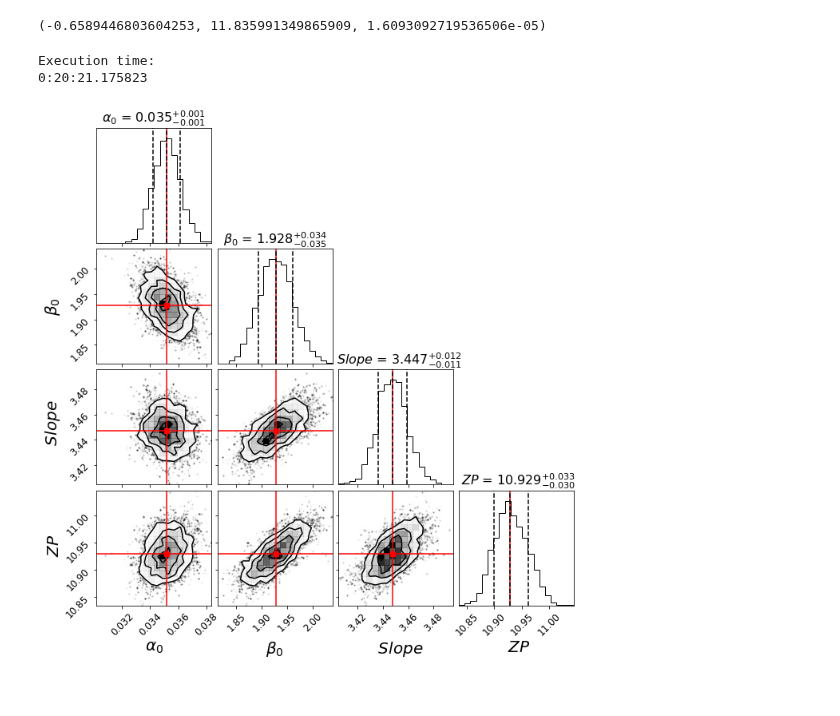
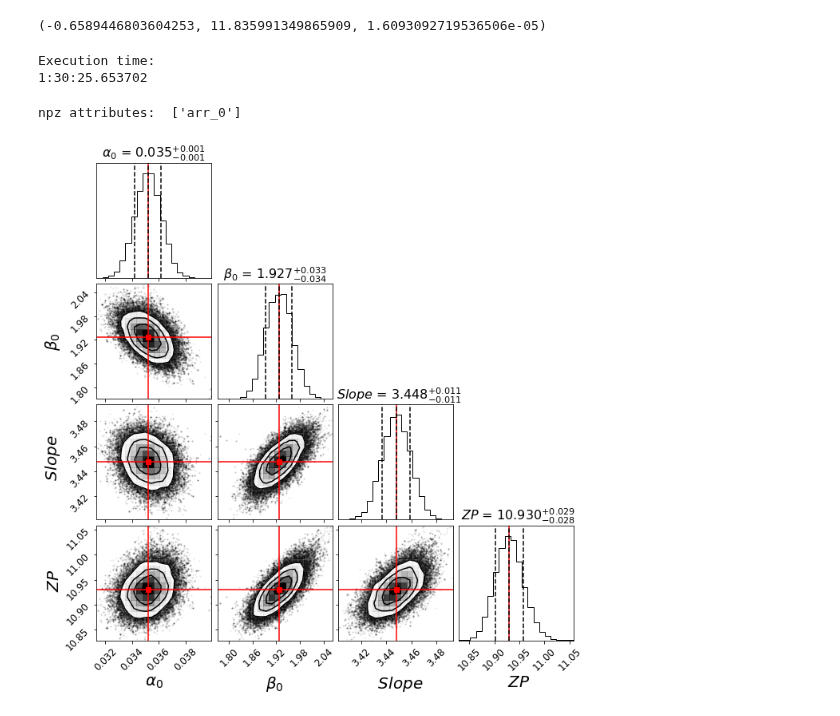
Before and after one commit to ekourkchi/test_TFRcatal, a Jupyter notebook: fit_MLratio_w1_mu50.ipynb, the cells around one changed output. Saved outputs shown, nothing was run; the diff lists cells and outputs as text; code cells hidden in the pictures.

```diff
--- a/fit_MLratio_w1_mu50.ipynb
+++ b/fit_MLratio_w1_mu50.ipynb
@@ -324,14 +324,14 @@ def lnprob(theta):
 t1 =  datetime.now()
 ###########################################
 
-ndim, nwalkers = 4, 24
+ndim, nwalkers = 4, 32
 
 p0 = [np.random.randn(ndim) for i in range(nwalkers)]
 
 sampler = emcee.EnsembleSampler(nwalkers, ndim, lnprob)
 
 sampler.reset()
-sampler.run_mcmc(p0, 2000)
+sampler.run_mcmc(p0, 5000)
 
 ###########################################
 t2 =  datetime.now()
@@ -339,17 +339,21 @@ print("Execution time:")
 print(t2-t1)
 # %% [output]
 Execution time:
-0:20:21.175823
+1:30:25.653702
+# %%
+samples = sampler.chain[:, 1000:, :].reshape((-1, ndim))
+
+npzName = "MLratio_w1_mu50.npz"
+np.savez(npzName, samples)
+
+npzfile = np.load(npzName)
+print("npz attributes: ", npzfile.files)
+samples_ = npzfile['arr_0']
+# %% [output]
+npz attributes:  ['arr_0']
 # %%
-
-
-samples = sampler.chain[:, 1000:, :].reshape((-1, ndim))
-
-samples_ = samples
-
-# samples_ = samples_[np.where(samples_[:,0]>0)]
-
-# samples_ = samples_[np.where(samples_[:,1]>-1)]
+samples_ = samples_[np.where(samples_[:,0]<0.04)]
+samples_ = samples_[np.where(samples_[:,1]>1.75)]
 # samples_ = samples_[np.where(samples_[:,2]>4)]
 samples_ = samples_[np.where(samples_[:,3]>10.8)]
 
@@ -359,31 +363,31 @@ samples_ = samples_[np.where(samples_[:,3]>10.8)]
 theta = map(lambda v: (v[1], v[2]-v[1], v[1]-v[0]),
                             zip(*np.percentile(samples_,
                             [16, 50, 84],
                             axis=0)))
 
 labels = [r"$\alpha_0$", r"$\beta_0$", r"$\/\/\/\/Slope$", r"$\/\/ZP$"]
 # labels = [r"$\alpha_0$", r"$\/\/\/\/Slope$", r"$\/\/ZP$"]
 
 truths=[t[0] for t in theta]
 fig = corner.corner(samples_, truth_color='r', labels=labels,
                     truths=truths,
                     quantiles=[0.16, 0.5, 0.84],
                     show_titles=True,
                     title_kwargs={"fontsize": 16},
                     title_fmt=".3f")
 
 
 for ax in fig.get_axes():
     ax.tick_params(axis='both', labelsize=12)
 
     lbl = ax.xaxis.get_label()
     lbl.set_fontsize(20)
     txt = lbl.get_text().strip()
     lbl.set_text(txt)
     lbl.set_linespacing(20)
     lbl = ax.yaxis.get_label()
     lbl.set_fontsize(20)
     txt = lbl.get_text().strip()
     lbl.set_text(txt)
 # %% [output]
-[figure, old version]
+[figure, new version]
```
Also changed, not shown: 6 other files.
